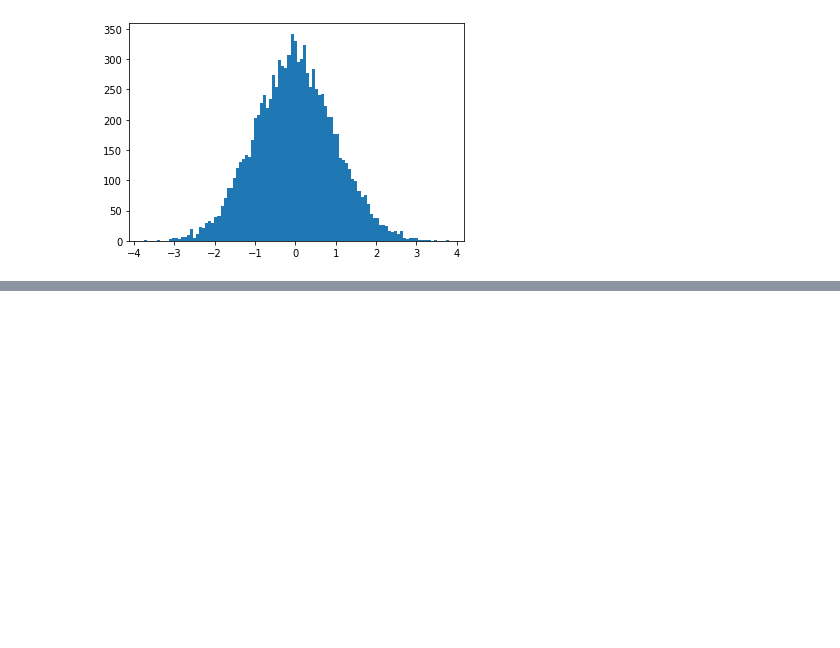
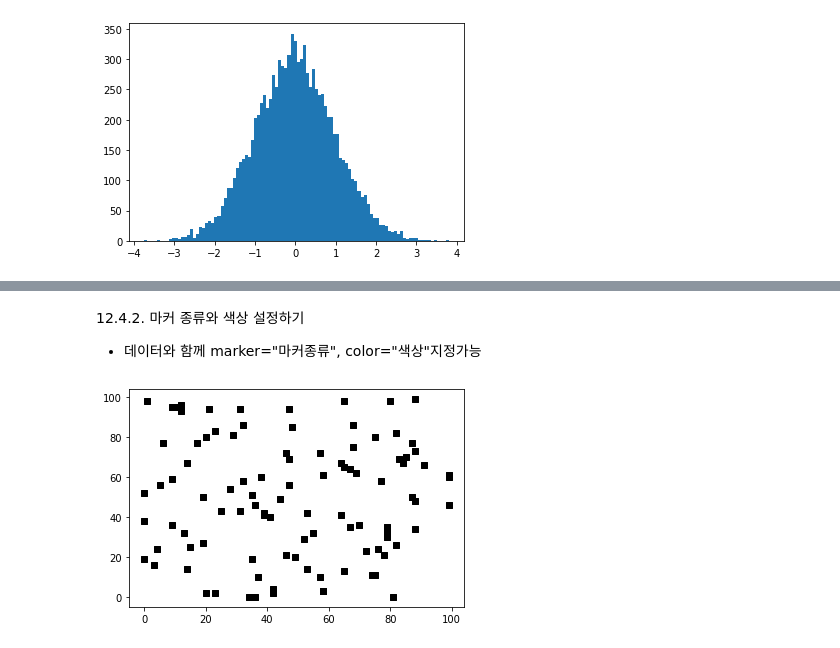
Before and after one commit to redrabbit329/colab_pypydl, a Jupyter notebook: Ch12_1.ipynb, the cells around one changed output, grey strips where cells are left out. Cells and saved outputs as stored; diff of their text form; code cells hidden in the pictures; blank space fills up the shorter version.

```diff
--- a/Ch12_1.ipynb
+++ b/Ch12_1.ipynb
@@ -173,0 +216,18 @@ AttributeError: ignored
+# %% [markdown]
+12.4.2. 마커 종류와 색상 설정하기
+   - 데이터와 함께 marker="마커종류", color="색상"지정가능
+# %%
+# 12-21
+import numpy as np
+import matplotlib.pyplot as plt
+
+%matplotlib inline
+
+np.random.seed(0)
+x = np.random.choice(np.arange(100),100)
+y = np.random.choice(np.arange(100),100)
+
+plt.scatter(x,y,marker="s",color="k")
+plt.show()
+# %% [output]
+[figure, added]
```
Also changed, not shown: parts of 28 cells of this notebook.
